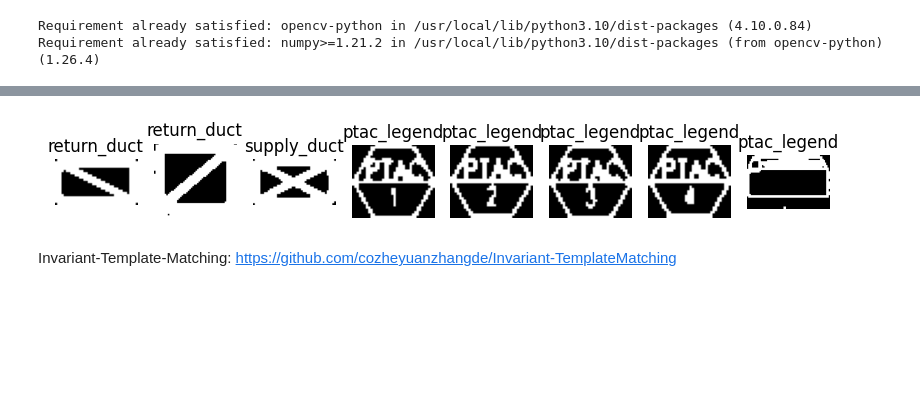
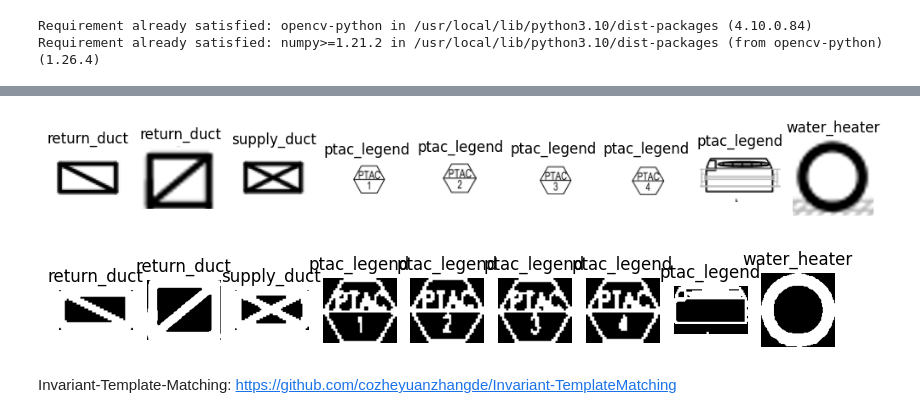
Before and after one commit to omartgabr/3D-Models-from-Blueprints, a Jupyter notebook: Object Detection/ObjectDetection_Mechanical_notebook.ipynb, the cells around one changed output, grey strips where cells are left out. Saved outputs shown, nothing was run; the diff lists cells and outputs as text; code cells hidden in the pictures; blank space fills up the shorter version.

```diff
--- a/Object Detection/ObjectDetection_Mechanical_notebook.ipynb
+++ b/Object Detection/ObjectDetection_Mechanical_notebook.ipynb
@@ -57,55 +58,76 @@ def preprocess_template(template_img):
 
     # Apply Gaussian blur to smooth the image
     gray = cv2.GaussianBlur(gray, (3, 3), 0)
+
+    # Apply binary thresholding to create a binary image
     _, binary_img = cv2.threshold(gray, 180, 255, cv2.THRESH_BINARY_INV)
-    kernel_close = np.ones((1, 1), np.uint8)
-    closed = cv2.morphologyEx(binary_img, cv2.MORPH_CLOSE, kernel_close, iterations=3)
-    kernel_erosion = np.ones((1, 1), np.uint8)
-    eroded = cv2.erode(closed, kernel_erosion, iterations=0)
-    final_img = eroded
 
-    # Crop the image to remove whitespace
-    coords = cv2.findNonZero(final_img)
+    # Perform morphological closing to fill gaps
+    kernel = np.ones((1, 1), np.uint8)
+    closed = cv2.morphologyEx(binary_img, cv2.MORPH_CLOSE, kernel, iterations=2)
+
+    # Erode and dilate to refine the binary mask
+    eroded = cv2.erode(closed, kernel, iterations=2)
+    refined = cv2.dilate(eroded, kernel, iterations=1)
+
+    # Crop the image to remove surrounding whitespace
+    coords = cv2.findNonZero(refined)
     if coords is not None:
         x, y, w, h = cv2.boundingRect(coords)
-        cropped = final_img[y:y+h, x:x+w]
+        cropped = refined[y:y + h, x:x + w]
     else:
-        cropped = final_img  # If no non-zero pixels are found, use the processed image
+        cropped = refined  # Fallback if no non-zero pixels are found
 
     return cropped
 
 # Paths for templates
 template_paths = [
     '/content/drive/MyDrive/*Datasets/Legends and Symbols/Mechanical Legends/Return Air Duct - horizontal.png',
     '/content/drive/MyDrive/*Datasets/Legends and Symbols/Mechanical Legends/Return Air Duct-v.png',
     '/content/drive/MyDrive/*Datasets/Legends and Symbols/Mechanical Legends/Supply Air Duct - horizontal.png',
     '/content/drive/MyDrive/*Datasets/Legends and Symbols/Mechanical Legends/ptac_legend_1.png',
     '/content/drive/MyDrive/*Datasets/Legends and Symbols/Mechanical Legends/ptac_legend_2.png',
     '/content/drive/MyDrive/*Datasets/Legends and Symbols/Mechanical Legends/ptac_legend_3.png',
     '/content/drive/MyDrive/*Datasets/Legends and Symbols/Mechanical Legends/ptac_legend_4.png',
-    '/content/drive/MyDrive/*Datasets/Legends and Symbols/Mechanical Legends/ptac_horizontal.png'
+    '/content/drive/MyDrive/*Datasets/Legends and Symbols/Mechanical Legends/ptac_horizontal.png',
+    '/content/drive/MyDrive/*Datasets/Legends and Symbols/Mechanical Legends/Hot Water Heater.png'
 ]
 
 template_names = [
     'return_duct', 'return_duct',
     'supply_duct',
     'ptac_legend', 'ptac_legend', 'ptac_legend', 'ptac_legend',
-    'ptac_legend'
+    'ptac_legend',
+    'water_heater'
 ]
 
 # Load and preprocess templates
 templates = [preprocess_template(cv2.imread(path, 0)) for path in template_paths]
+
+# Plot the original templates before preprocessing
+original_templates = [cv2.imread(path) for path in template_paths]  # Load original templates (in color if applicable)
+
+plt.figure(figsize=(10, 5))  # Match the size of the preprocessed template plots
+for i, (template, name) in enumerate(zip(original_templates, template_names)):
+    if template is not None:  # Handle cases where template could not be loaded
+        plt.subplot(1, len(template_names), i + 1)
+        plt.imshow(cv2.cvtColor(template, cv2.COLOR_BGR2RGB))  # Convert BGR to RGB for correct display
+        plt.title(name)  # Title matches the template name
+        plt.axis('off')
+plt.tight_layout()
+plt.show()
 
 # Plot each template using matplotlib
 plt.figure(figsize=(10, 5))
 for i, (template, name) in enumerate(zip(templates, template_names)):
     plt.subplot(1, len(templates), i + 1)
     plt.imshow(template, cmap='gray')
     plt.title(name)
     plt.axis('off')
 plt.show()
 # %% [output]
-[figure, old version]
+[figure, new version]
+[figure, added]
 # %%
 # Define a function to preprocess templates and extract contours at specific 90-degree angles
 def preprocess_template_with_all_contours(template_img, rotation_angles=[0, 90, 180, 270]):
```
Also changed, not shown: parts of 18 cells of this notebook.
